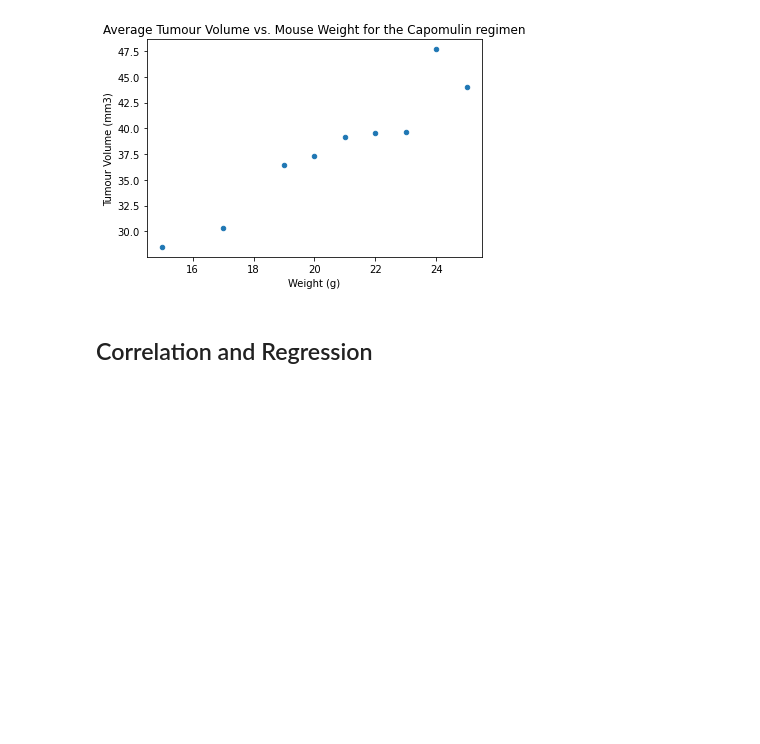
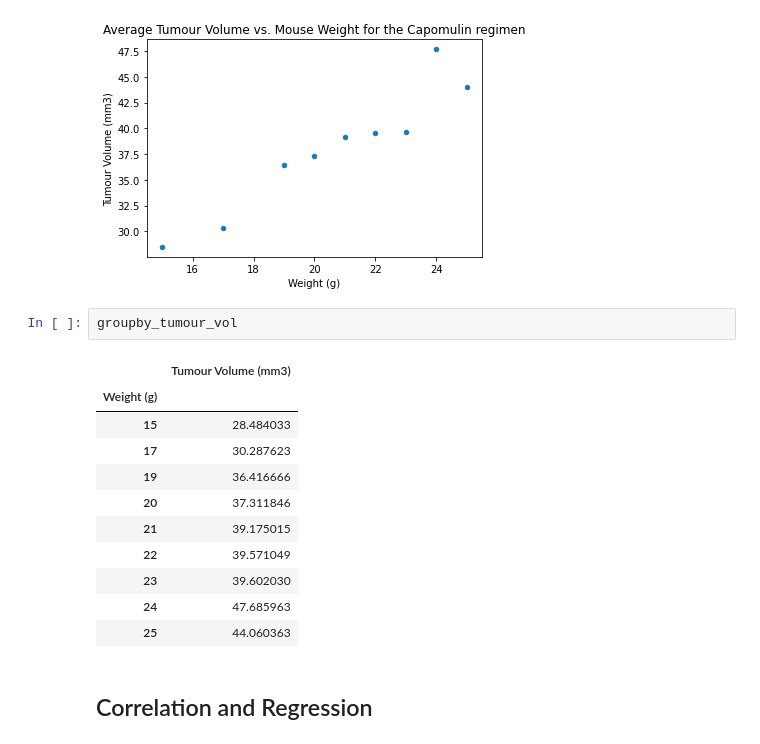
Before and after one commit to Shaunisme/matplotlib-challenge, a Jupyter notebook: Pymaceuticals/pymaceuticals.ipynb, the cells around one changed output. Drawn from its saved outputs; the diff is of its cells as text; blank space fills up the shorter version.

```diff
--- a/Pymaceuticals/pymaceuticals.ipynb
+++ b/Pymaceuticals/pymaceuticals.ipynb
@@ -306,5 +306,19 @@ plt.title('Average Tumour Volume vs. Mouse Weight for the Capomulin regimen')
 plt.show()
 # %% [output]
 [figure]
+# %%
+groupby_tumour_vol
+# %% [output]
+|  | Tumour Volume (mm3) |
+| Weight (g) |  |
+| 15 | 28.484033 |
+| 17 | 30.287623 |
+| 19 | 36.416666 |
+| 20 | 37.311846 |
+| 21 | 39.175015 |
+| 22 | 39.571049 |
+| 23 | 39.602030 |
+| 24 | 47.685963 |
+| 25 | 44.060363 |
 # %% [markdown]
 ## Correlation and Regression
```
Also changed, not shown: parts of 3 cells of this notebook.
